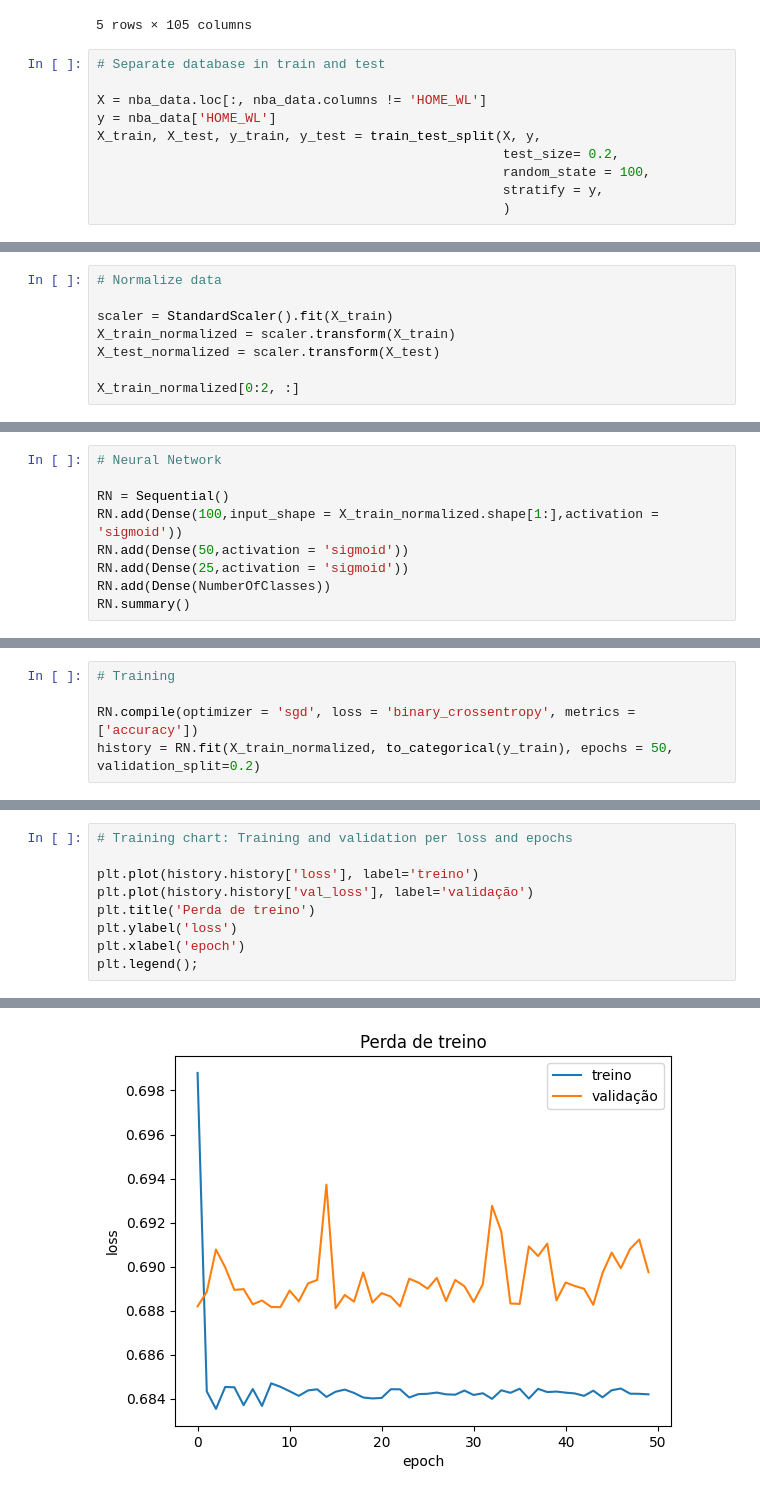
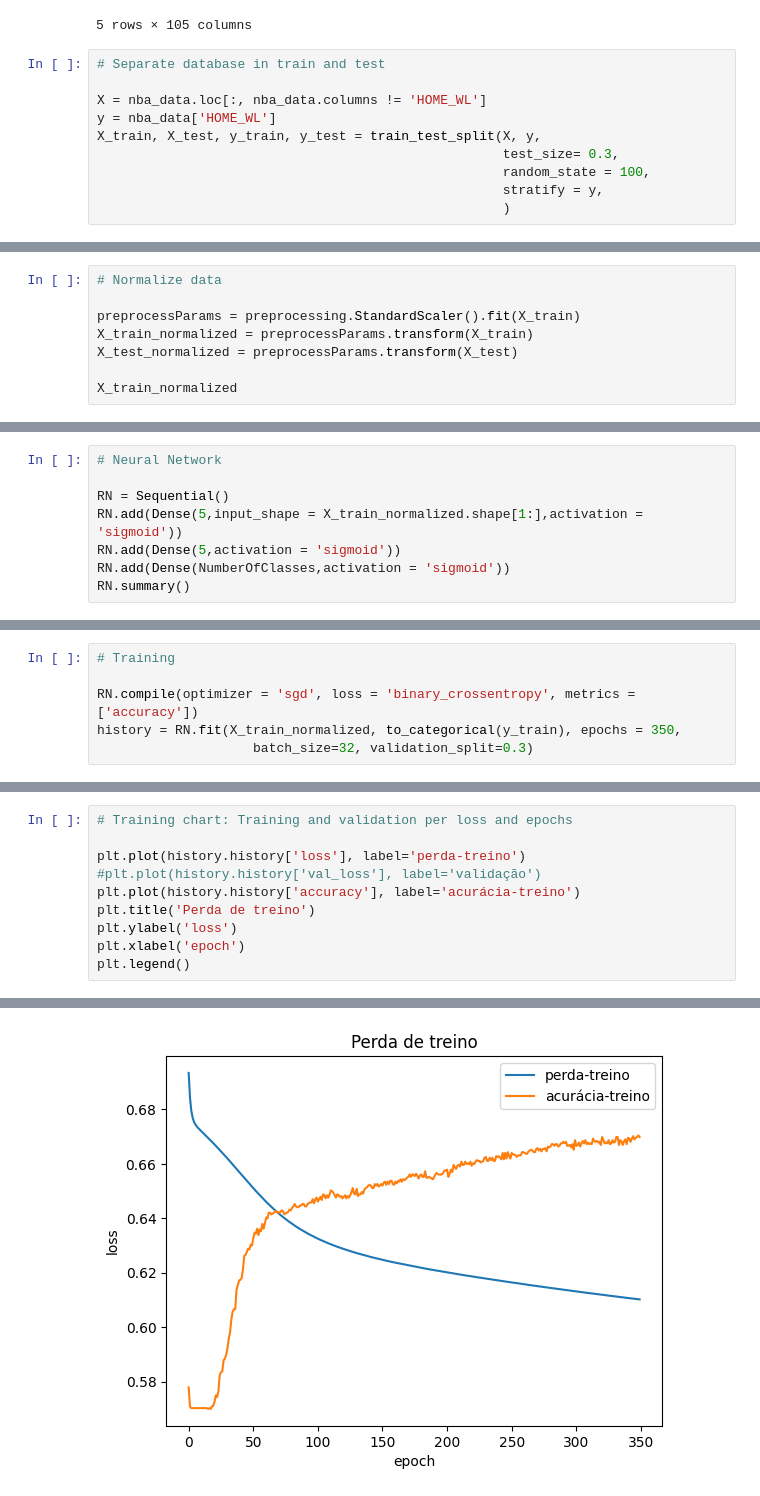
Before and after one commit to ArthurPatricio/Final_Project_Basketball_Game_Prediction, a Jupyter notebook: RN.ipynb, the cells around one changed output, grey strips where cells are left out. Drawn from its saved outputs; the diff is of its cells as text.

```diff
--- a/RN.ipynb
+++ b/RN.ipynb
@@ -135,7 +135,7 @@ nba_data.head()
 X = nba_data.loc[:, nba_data.columns != 'HOME_WL']
 y = nba_data['HOME_WL']
 X_train, X_test, y_train, y_test = train_test_split(X, y,
-                                                    test_size= 0.2,
+                                                    test_size= 0.3,
                                                     random_state = 100,
                                                     stratify = y,
                                                     )
@@ -171,9 +171,9 @@ y_test: (1393,)
 # %%
 # Normalize data
 
-scaler = StandardScaler().fit(X_train)
-X_train_normalized = scaler.transform(X_train)
-X_test_normalized = scaler.transform(X_test)
+preprocessParams = preprocessing.StandardScaler().fit(X_train)
+X_train_normalized = preprocessParams.transform(X_train)
+X_test_normalized = preprocessParams.transform(X_test)
 
-X_train_normalized[0:2, :]
+X_train_normalized
 # %% [output]
@@ -210,9 +206,8 @@ print(y_train)
 # Neural Network
 
 RN = Sequential()
-RN.add(Dense(100,input_shape = X_train_normalized.shape[1:],activation = 'sigmoid'))
-RN.add(Dense(50,activation = 'sigmoid'))
-RN.add(Dense(25,activation = 'sigmoid'))
-RN.add(Dense(NumberOfClasses))
+RN.add(Dense(5,input_shape = X_train_normalized.shape[1:],activation = 'sigmoid'))
+RN.add(Dense(5,activation = 'sigmoid'))
+RN.add(Dense(NumberOfClasses,activation = 'sigmoid'))
 RN.summary()
 # %% [output]
@@ -237,5 +230,6 @@ _________________________________________________________________
 # Training
 
 RN.compile(optimizer = 'sgd', loss = 'binary_crossentropy', metrics = ['accuracy'])
-history = RN.fit(X_train_normalized, to_categorical(y_train), epochs = 50, validation_split=0.2)
+history = RN.fit(X_train_normalized, to_categorical(y_train), epochs = 350,
+                    batch_size=32, validation_split=0.3)
 # %% [output]
@@ -268,10 +266,11 @@ Test accuracy: 0.43503230810165405
 # %%
 # Training chart: Training and validation per loss and epochs
 
-plt.plot(history.history['loss'], label='treino')
-plt.plot(history.history['val_loss'], label='validação')
+plt.plot(history.history['loss'], label='perda-treino')
+#plt.plot(history.history['val_loss'], label='validação')
+plt.plot(history.history['accuracy'], label='acurácia-treino')
 plt.title('Perda de treino')
 plt.ylabel('loss')
 plt.xlabel('epoch')
-plt.legend();
+plt.legend()
 # %% [output]
@@ -278 +278 @@ plt.legend();
-[figure, old version]
+[figure, new version]
```
Also changed, not shown: parts of 9 cells of this notebook.
